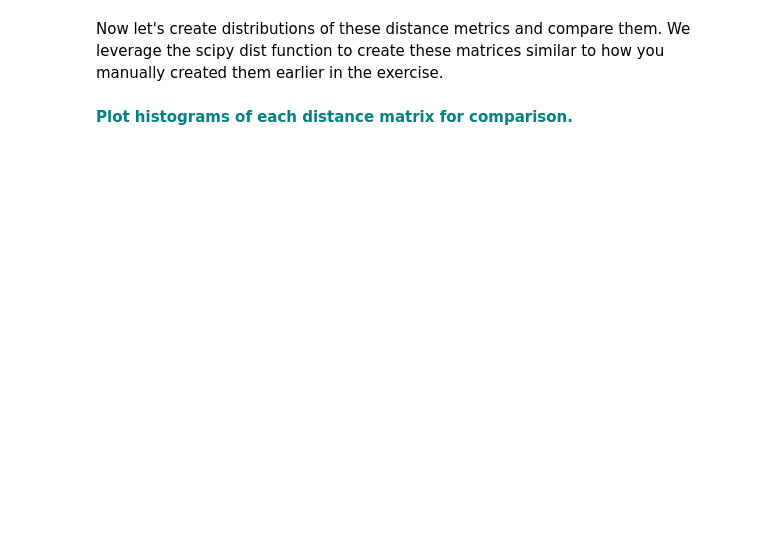
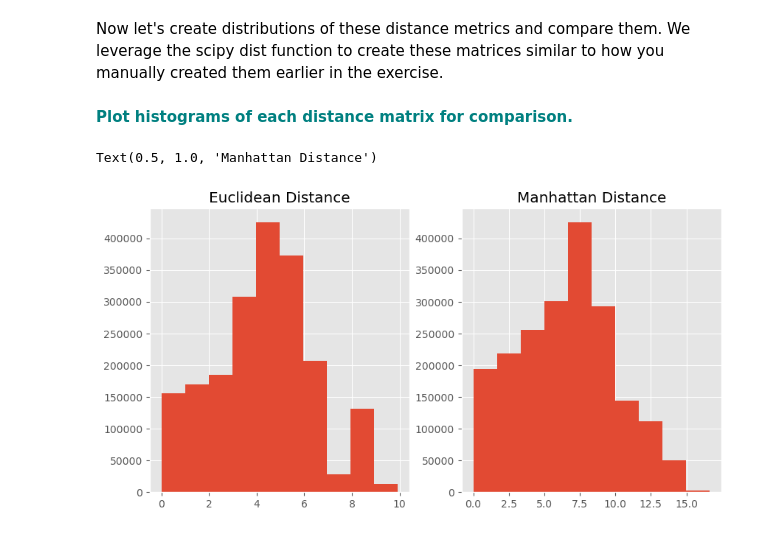
Before and after one commit to amoutafian/Euclidiean_Manhattan_case_study, a Jupyter notebook: 1605005916_Euclidean_and_Manhattan_Distances_Case_Study_11102020/Euclidean_and_Manhattan_Distances_Case_Study.ipynb, the cells around one changed output. Drawn from its saved outputs; the diff is of its cells as text; code cells hidden in the pictures; blank space fills up the shorter version.

```diff
--- a/1605005916_Euclidean_and_Manhattan_Distances_Case_Study_11102020/Euclidean_and_Manhattan_Distances_Case_Study.ipynb
+++ b/1605005916_Euclidean_and_Manhattan_Distances_Case_Study_11102020/Euclidean_and_Manhattan_Distances_Case_Study.ipynb
@@ -63,3 +89,13 @@ DistManhattan = dist.pdist(mat, 'cityblock')
 largeMat = np.random.random((10000,100))
 # %% [markdown]
 **<font color='teal'>Plot histograms of each distance matrix for comparison.</font>**
+# %%
+fig, axes = plt.subplots(1,2, figsize = (10,5))
+axes[0].hist(DistEuclid)
+axes[0].set_title('Euclidean Distance')
+
+axes[1].hist(DistManhattan)
+axes[1].set_title('Manhattan Distance')
+# %% [output]
+Text(0.5, 1.0, 'Manhattan Distance')
+[figure, added]
```
Also changed, not shown: parts of 6 cells of this notebook.
